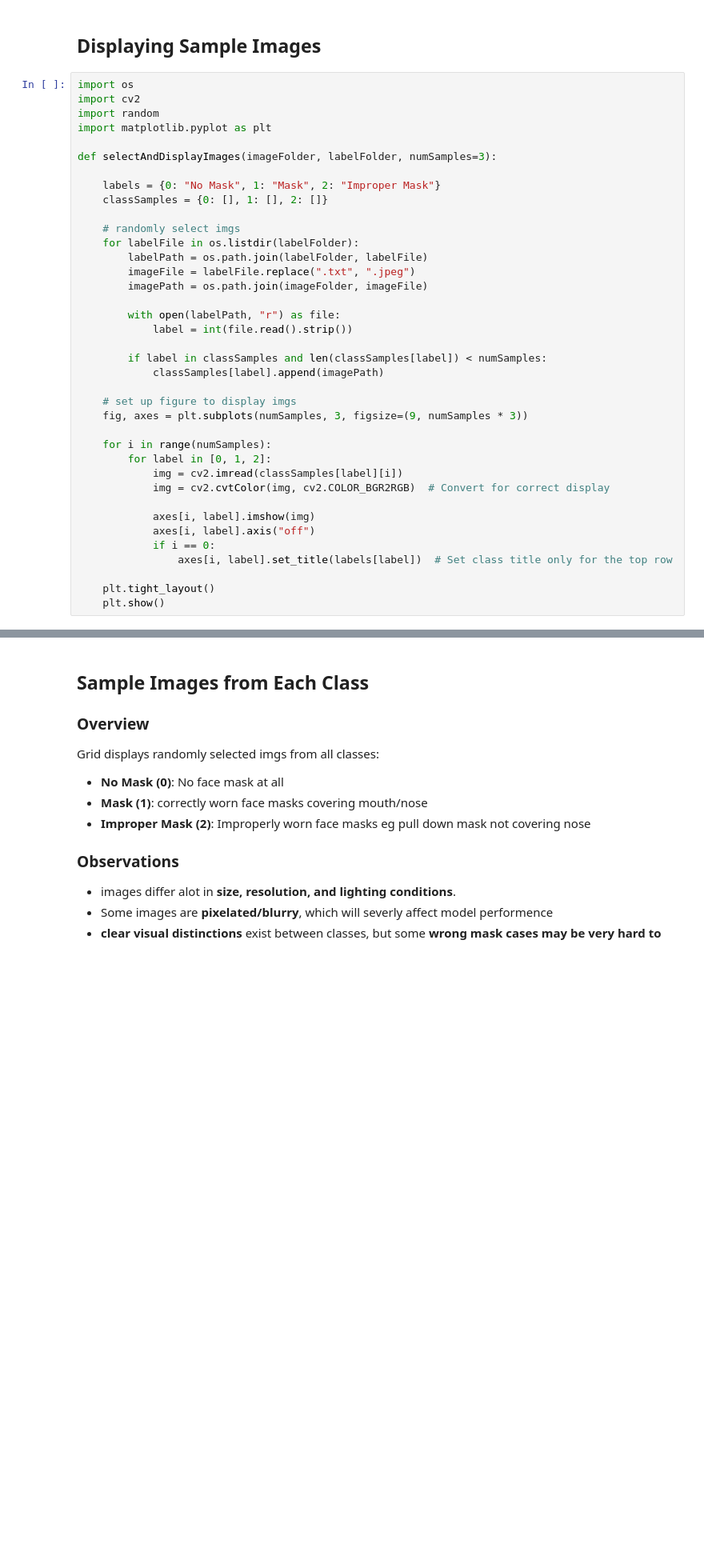
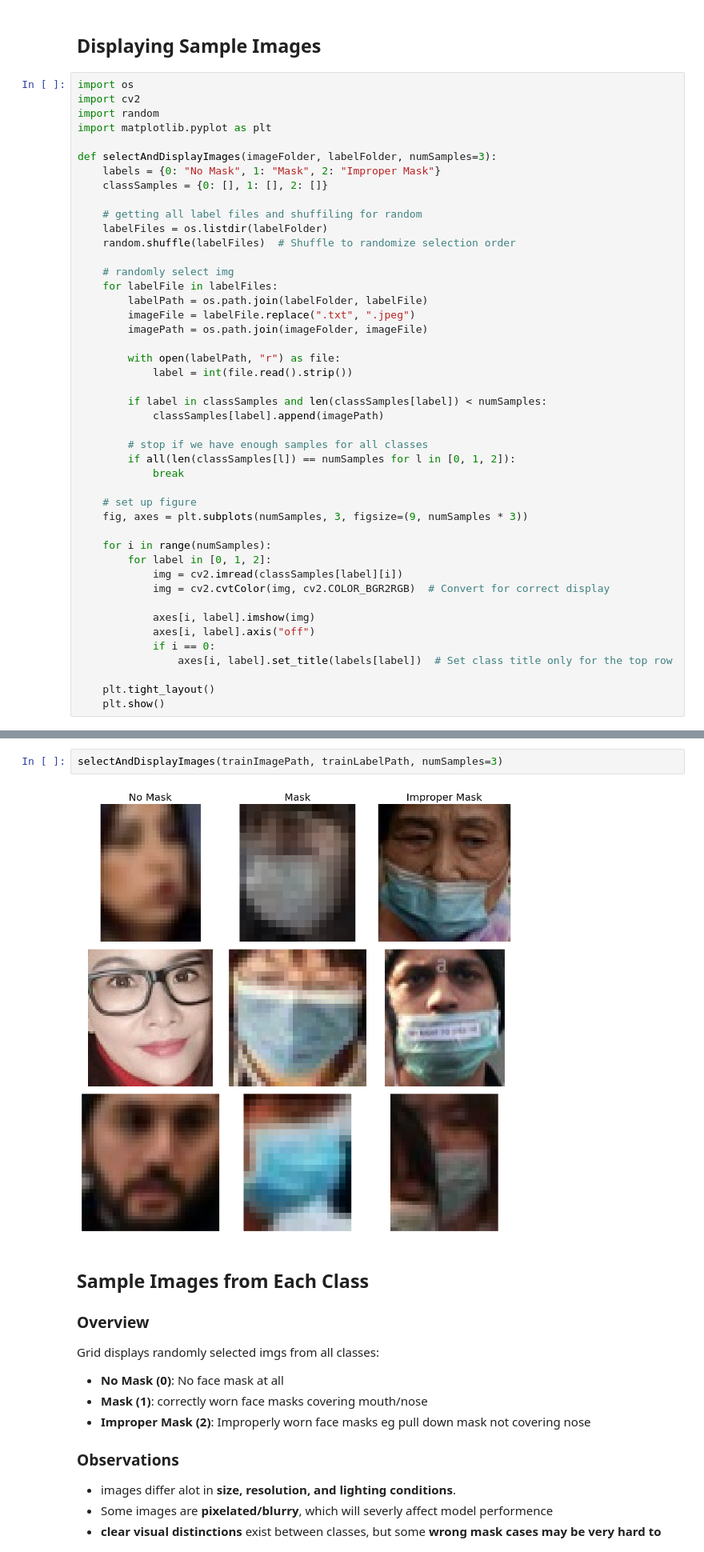
Before and after one commit to Rahim-Rahmatzada/MaskDetection, a Jupyter notebook: Notebooks/2.DataVisualization.ipynb, the cells around one changed output, grey strips where cells are left out. Shown: that part at 80% size. Drawn from its saved outputs; the diff is of its cells as text; blank space fills up the shorter version.

Commit message:
Added proper shuffle to display img function to select imgs from dataset at random

```diff
--- a/Notebooks/2.DataVisualization.ipynb
+++ b/Notebooks/2.DataVisualization.ipynb
@@ -138,12 +138,15 @@ import random
 import matplotlib.pyplot as plt
 
 def selectAndDisplayImages(imageFolder, labelFolder, numSamples=3):
-
     labels = {0: "No Mask", 1: "Mask", 2: "Improper Mask"}
     classSamples = {0: [], 1: [], 2: []}
 
-    # randomly select imgs
-    for labelFile in os.listdir(labelFolder):
+    # getting all label files and shuffiling for random
+    labelFiles = os.listdir(labelFolder)
+    random.shuffle(labelFiles)  # Shuffle to randomize selection order
+
+    # randomly select img
+    for labelFile in labelFiles:
         labelPath = os.path.join(labelFolder, labelFile)
         imageFile = labelFile.replace(".txt", ".jpeg")
         imagePath = os.path.join(imageFolder, imageFile)
@@ -154,7 +157,11 @@ def selectAndDisplayImages(imageFolder, labelFolder, numSamples=3):
         if label in classSamples and len(classSamples[label]) < numSamples:
             classSamples[label].append(imagePath)
 
-    # set up figure to display imgs
+        # stop if we have enough samples for all classes
+        if all(len(classSamples[l]) == numSamples for l in [0, 1, 2]):
+            break
+
+    # set up figure
     fig, axes = plt.subplots(numSamples, 3, figsize=(9, numSamples * 3))
 
     for i in range(numSamples):
@@ -177,3 +179,7 @@ error: OpenCV(4.11.0) D:\a\opencv-python\opencv-python\opencv\modules\imgproc\sr
+# %%
+selectAndDisplayImages(trainImagePath, trainLabelPath, numSamples=3)
+# %% [output]
+[figure, added]
 # %% [markdown]
 ## Sample Images from Each Class
 
```
Also changed, not shown: parts of 1 cell of this notebook.
